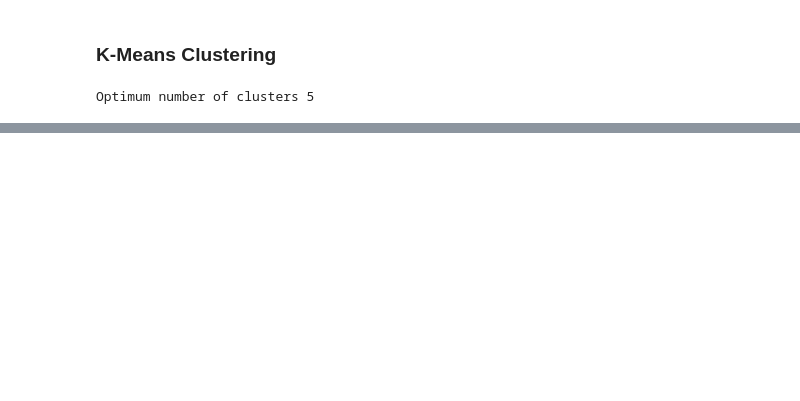
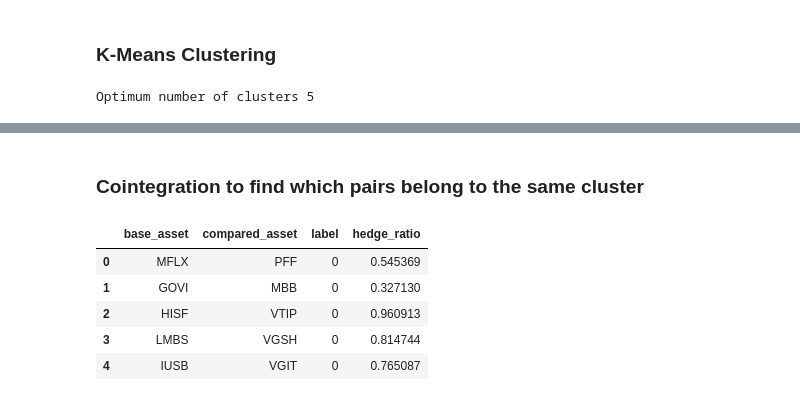
Before and after one commit to KreatorXoX/MLTrade, a Jupyter notebook: 1_Unsupervised/3-K-Means-Clustering.ipynb, the cells around one changed output, grey strips where cells are left out. Drawn from its saved outputs; the diff is of its cells as text; code cells hidden in the pictures; blank space fills up the shorter version.

Commit message:
cointegrated pairs are found with the hedge ratios

```diff
--- a/1_Unsupervised/3-K-Means-Clustering.ipynb
+++ b/1_Unsupervised/3-K-Means-Clustering.ipynb
@@ -203,2 +234,4 @@ Clean stocks number 256
 Original stocks number 259
 [figure]
+# %% [markdown]
+### Cointegration to find which pairs belong to the same cluster
@@ -204,0 +284,12 @@ Original stocks number 259
+# %%
+# Load Data
+
+df_coint_pairs = pd.read_csv(coint_data_filename).iloc[:,1:]
+df_coint_pairs.head()
+# %% [output]
+|  | base_asset | compared_asset | label | hedge_ratio |
+| 0 | MFLX | PFF | 0 | 0.545369 |
+| 1 | GOVI | MBB | 0 | 0.327130 |
+| 2 | HISF | VTIP | 0 | 0.960913 |
+| 3 | LMBS | VGSH | 0 | 0.814744 |
+| 4 | IUSB | VGIT | 0 | 0.765087 |
```
Also changed, not shown: parts of 12 cells of this notebook, 2 other files.
